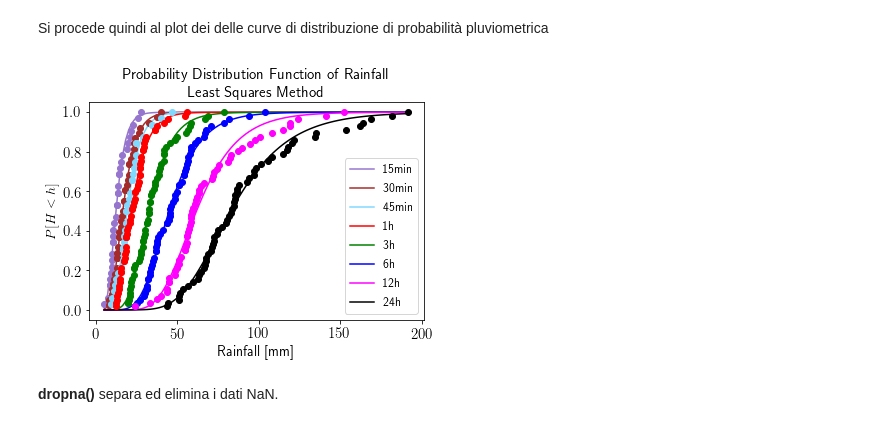
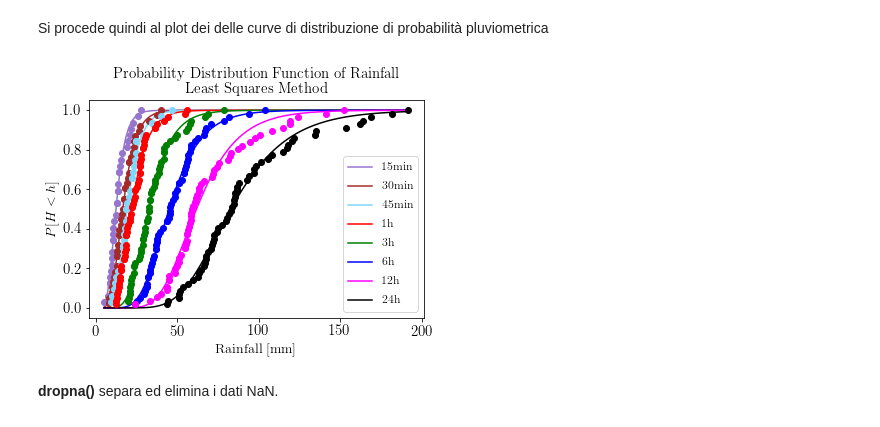
Before and after one commit to akaanzo/rainfall-analysis, a Jupyter notebook: esercitazione/lsCenta.ipynb, the cells around one changed output. Cells and saved outputs as stored; diff of their text form; code cells hidden in the pictures.

```diff
--- a/esercitazione/lsCenta.ipynb
+++ b/esercitazione/lsCenta.ipynb
@@ -292,6 +292,7 @@ gb
 Si procede quindi al plot dei delle curve di distribuzione di probabilità pluviometrica
 # %%
 plt.rc('text', usetex=True)
+plt.rc('font', family = 'serif')
 plt.rc('xtick', labelsize = 15)
 plt.rc('ytick', labelsize = 15)
 
@@ -322,33 +323,33 @@ ax.plot(data1h, ecdf1h(data1h), 'o', c = 'red')
 
 #--------------3h--------------------
 data3h = data['3h'].dropna()
 ecdf3h = ECDF(data3h)
 ax.plot(data3h, ecdf3h(data3h), 'o', c = 'green')
 
 #--------------6h--------------------
 data6h = data['6h'].dropna()
 ecdf6h = ECDF(data6h)
 ax.plot(data6h, ecdf6h(data6h), 'o', c = 'blue')
 
 #--------------12h-------------------
 data12h = data['12h'].dropna()
 ecdf12h = ECDF(data12h)
 ax.plot(data12h, ecdf12h(data12h), 'o', c = 'magenta')
 
 #--------------24h-------------------
 data24h = data['24h'].dropna()
 ecdf24h = ECDF(data24h)
 ax.plot(data24h, ecdf24h(data24h), 'o', c = 'black')
 
 #-----------------label--------------
 ax.set_title('Probability Distribution Function of Rainfall\nLeast Squares Method', fontsize = 15)
 ax.set_xlabel('Rainfall [mm]', fontsize = 14)
 ax.set_ylabel(r'$P[H < h]$',fontsize = 14)
 plt.legend(fontsize = 12)
 
 #------------------------------------
 plt.show()
 # %% [output]
-[figure, old version]
+[figure, new version]
 # %% [markdown]
 **dropna()** separa ed elimina i dati NaN.
```
Also changed, not shown: 3 other files.
